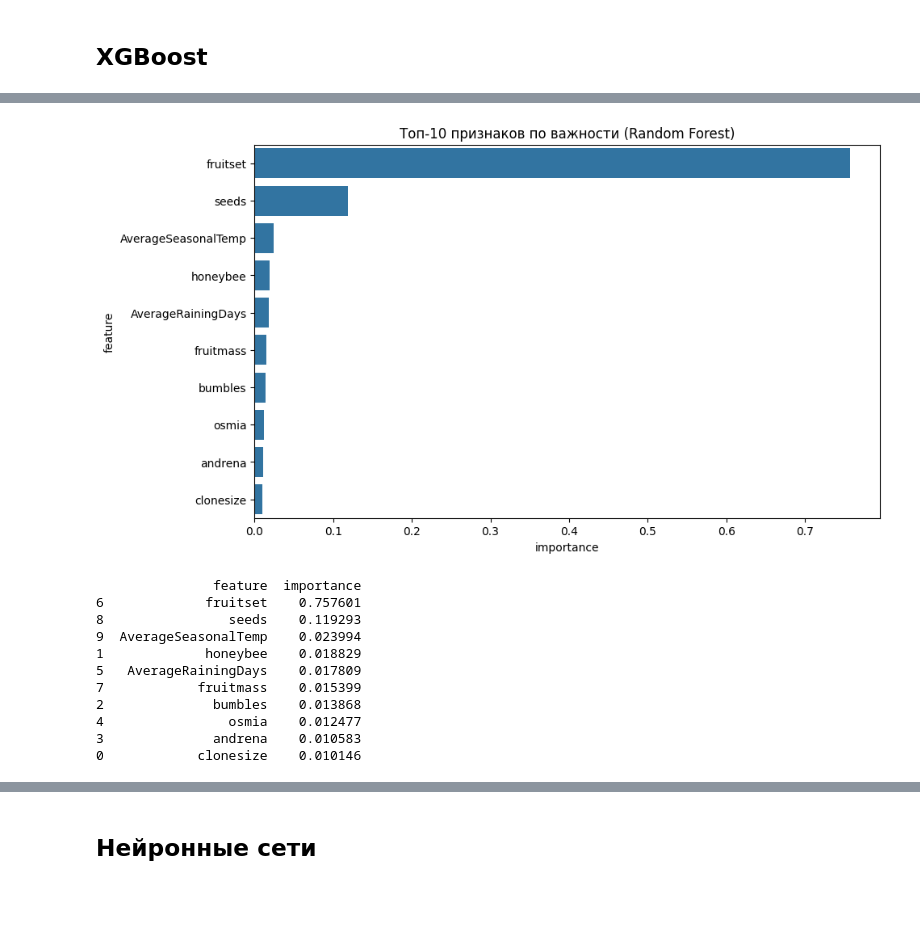
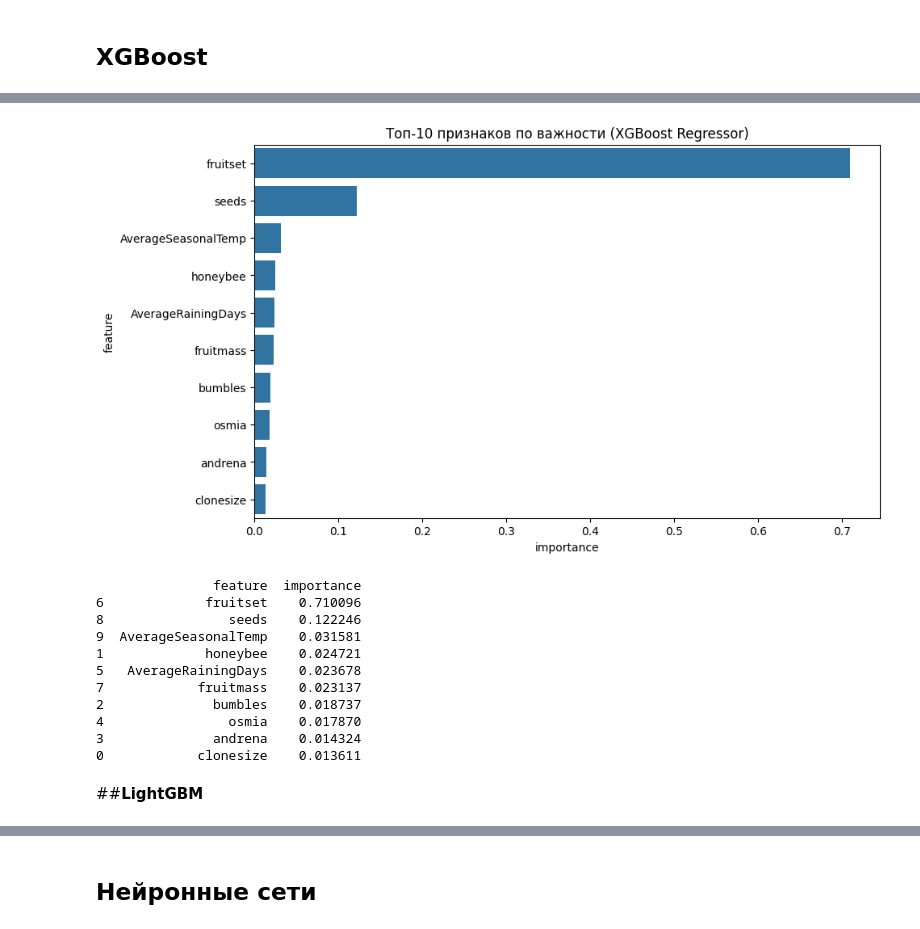
Before and after one commit to dmkhlnk/Wild-Blueberry-Yield-Dataset, a Jupyter notebook: BlueBerry_yields_prediction_.ipynb, the cells around one changed output, grey strips where cells are left out. Cells and saved outputs as stored; diff of their text form; code cells hidden in the pictures; blank space fills up the shorter version.

```diff
--- a/BlueBerry_yields_prediction_.ipynb
+++ b/BlueBerry_yields_prediction_.ipynb
@@ -277,3 +298,9 @@ GridSearchCV(estimator=RandomForestRegressor(criterion='absolute_error'),
 # %%
 rfc_best = RandomForestRegressor(criterion = 'absolute_error', **rfc_grid.best_params_)
+start = time.time()
 rfc_best.fit(X_train, y_train)
+end = time.time()
+
+training_time_ols = end - start
+learning_time['rfc_best'] = round(training_time_ols, 4)
+print(f"Время обучения rfc_best: {training_time_ols:.4f} секунд")
@@ -318,10 +347,13 @@ print(feature_importance_rf.head(10))
 X_train_boost, x_val, y_train_boost,  y_val = train_test_split(X_train, y_train, test_size=0.2, random_state=101)
 # %%
 model_xgb = xgb.XGBRegressor(eval_metric = 'mae', tree_method='hist')
+start = time.time()
 random_cv_xgb = RandomizedSearchCV(model_xgb, n_iter=15, param_distributions={'learning_rate':(0.01, 0.05, 0.1, 0.2), 'max_depth':( 6, 10, 15),
                                                                         'subsample':(0.5, 0.8, 1), 'n_estimators':(100, 200, 300)
                                                                         }, n_jobs = -1, verbose = 3)
+end = time.time()
 
-
-random_cv_xgb.fit(X_train_boost,y_train_boost, verbose = 3)
+training_time_ols = end - start
+learning_time['model_xgbCV'] = round(training_time_ols, 4)
+print(f"Время обучения model_xgbCV: {training_time_ols:.4f} секунд")
 # %% [output]
@@ -345,0 +361,8 @@ RandomizedSearchCV(estimator=XGBRegressor(base_score=None, booster=None,
+# %%
+start = time.time()
+random_cv_xgb.fit(X_train_boost,y_train_boost, verbose = 3)
+end = time.time()
+
+training_time_ols = end - start
+learning_time['model_xgb_cv'] = round(training_time_ols, 4)
+print(f"Время обучения model_xgb_cv: {training_time_ols:.4f} секунд")
@@ -346,4 +372,10 @@ RandomizedSearchCV(estimator=XGBRegressor(base_score=None, booster=None,
 # %%
 xgboost_best = xgb.XGBRegressor(**random_cv_xgb.best_params_, tree_method='hist', eval_metric='mae')
+start = time.time()
 xgboost_best.fit(X_train, y_train)
+end = time.time()
+
+training_time_ols = end - start
+learning_time['xgboost_best'] = round(training_time_ols, 4)
+print(f"Время обучения xgboost_best: {training_time_ols:.4f} секунд")
 # %% [output]
@@ -370,26 +392,28 @@ metrics['XGBoost']
 # %%
 
 feature_importance_rf = pd.DataFrame({
     'feature': X_train.columns,
     'importance': xgboost_best.feature_importances_
 }).sort_values('importance', ascending=False)
 
 plt.figure(figsize=(10, 6))
 sns.barplot(data=feature_importance_rf.head(10), x='importance', y='feature')
-plt.title('Топ-10 признаков по важности (Random Forest)')
+plt.title('Топ-10 признаков по важности (XGBoost Regressor)')
 plt.show()
 
 print(feature_importance_rf.head(10))
 # %% [output]
-[figure, old version]
+[figure, new version]
                feature  importance
-6             fruitset    0.757601
-8                seeds    0.119293
-9  AverageSeasonalTemp    0.023994
-1             honeybee    0.018829
-5   AverageRainingDays    0.017809
-7            fruitmass    0.015399
-2              bumbles    0.013868
-4                osmia    0.012477
-3              andrena    0.010583
-0            clonesize    0.010146
+6             fruitset    0.710096
+8                seeds    0.122246
+9  AverageSeasonalTemp    0.031581
+1             honeybee    0.024721
+5   AverageRainingDays    0.023678
+7            fruitmass    0.023137
+2              bumbles    0.018737
+4                osmia    0.017870
+3              andrena    0.014324
+0            clonesize    0.013611
+# %% [markdown]
+##**LightGBM**
```
Also changed, not shown: parts of 33 cells of this notebook.
